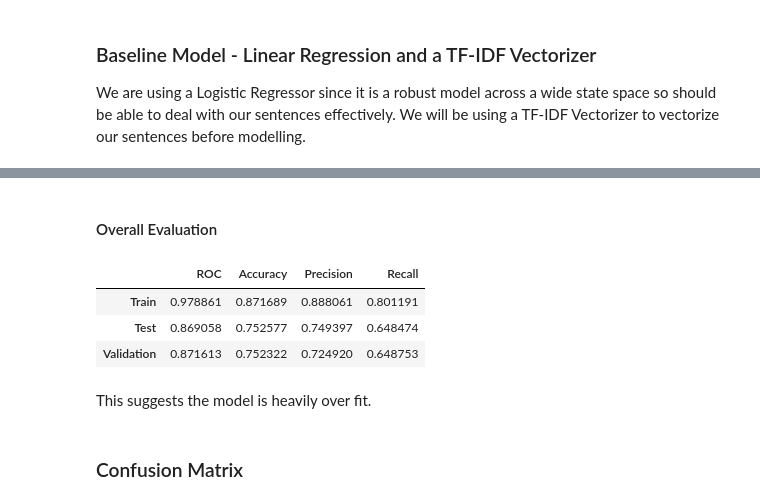
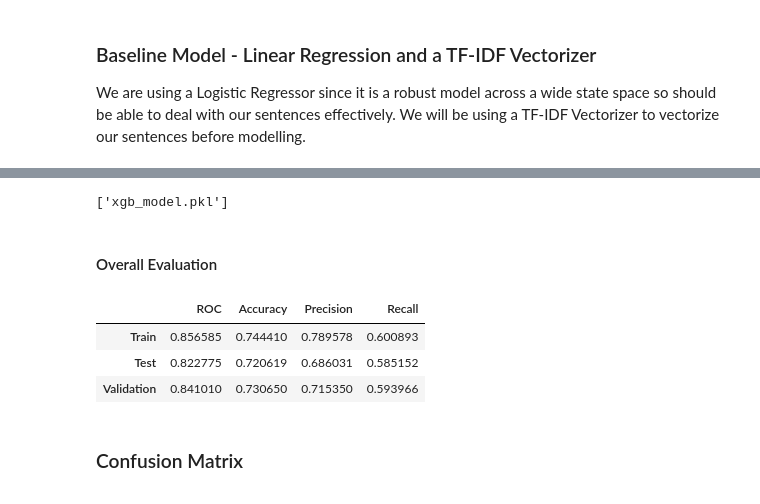
Before and after one commit to j4mes12/ITDA_Coursework, a Jupyter notebook: Task 1/Task 1.ipynb, the cells around one changed output, grey strips where cells are left out. Cells and saved outputs as stored; diff of their text form; code cells hidden in the pictures.

```diff
--- a/Task 1/Task 1.ipynb
+++ b/Task 1/Task 1.ipynb
@@ -105,2 +66,0 @@ It may also be necessary to create a _validation_ set (also called 'development'
-# %%
-train_sentences, val_sentences, train_labels, val_labels = train_test_split(train_sentences, train_labels, test_size=0.25, stratify=train_labels)
@@ -232,6 +204,14 @@ def create_lexicon_feature(data, cvec):
 
     return np.concatenate((lex_pos, lex_neg), axis = 1)
 
+def generate_data_columns(cvec: CountVectorizer):
+
+    opt = cvec.get_feature_names()
+    opt.append('negative_lexicon')
+    opt.append('positive_lexicon')
+
+    return opt
+
 
 def create_modelling_feature(train, test, val):
 
@@ -255,9 +235,11 @@ def create_modelling_feature(train, test, val):
     X_test = hstack((tfidf_test, lex_test))
     X_val = hstack((tfidf_val, lex_val))
 
+    Xcols = generate_data_columns(cvec)
+
     print(X_train.shape, X_test.shape, X_val.shape)
 
-    return X_train, X_test, X_val
+    return X_train, X_test, X_val, Xcols
 # %%
 # Clean train, test and validation sentences using the vectorized text_processor
 clean_train_sentences = vect_text_preprocess(train_sentences)
@@ -265,7 +247,7 @@ clean_test_sentences = vect_text_preprocess(test_sentences)
 clean_val_sentences = vect_text_preprocess(val_sentences)
 
 # Create
-X_train, X_test, X_val = create_modelling_feature(
+X_train, X_test, X_val, Xcols = create_modelling_feature(
     clean_train_sentences,
     clean_test_sentences,
     clean_val_sentences
@@ -375,23 +359,25 @@ lr_tuned = oscv.best_estimator_
+# %%
+joblib.dump(oscv.best_estimator_, 'xgb_model.pkl')
+# %% [output]
+['xgb_model.pkl']
 # %% [markdown]
 #### Overall Evaluation
+# %%
+best_model = joblib.load('xgb_model.pkl')
 # %%
-model = lr_tuned
-
 # Calculate model metrics for each dataset
 model_metrics = {
-    'Train' : f.evaluate_model(model, **train_data),
-    'Test' : f.evaluate_model(model, **test_data),
-    'Validation' : f.evaluate_model(model, **val_data)
+    'Train' : f.evaluate_model(best_model, **train_data),
+    'Test' : f.evaluate_model(best_model, **test_data),
+    'Validation' : f.evaluate_model(best_model, **val_data)
 }
 
 # Display metrics in a dataframe
 pd.DataFrame(model_metrics).T
 # %% [output]
 |  | ROC | Accuracy | Precision | Recall |
-| Train | 0.978861 | 0.871689 | 0.888061 | 0.801191 |
-| Test | 0.869058 | 0.752577 | 0.749397 | 0.648474 |
-| Validation | 0.871613 | 0.752322 | 0.724920 | 0.648753 |
+| Train | 0.856585 | 0.744410 | 0.789578 | 0.600893 |
+| Test | 0.822775 | 0.720619 | 0.686031 | 0.585152 |
+| Validation | 0.841010 | 0.730650 | 0.715350 | 0.593966 |
-# %% [markdown]
-This suggests the model is heavily over fit.
 # %% [markdown]
 ### Confusion Matrix
```
Also changed, not shown: parts of 21 cells of this notebook, 6 other files.
